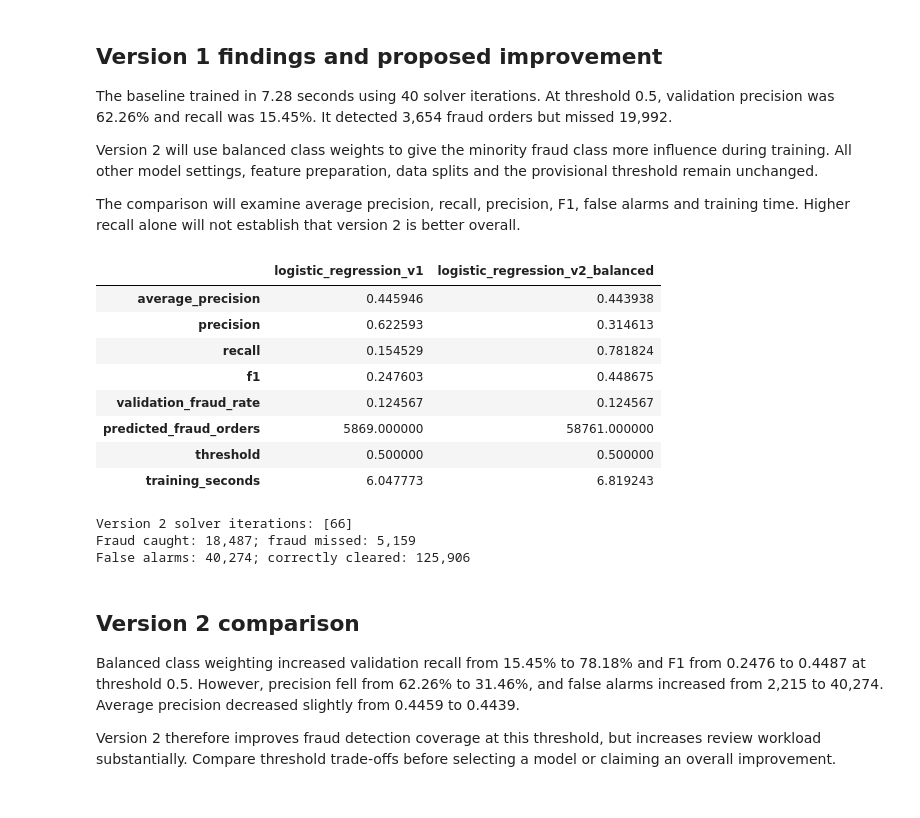
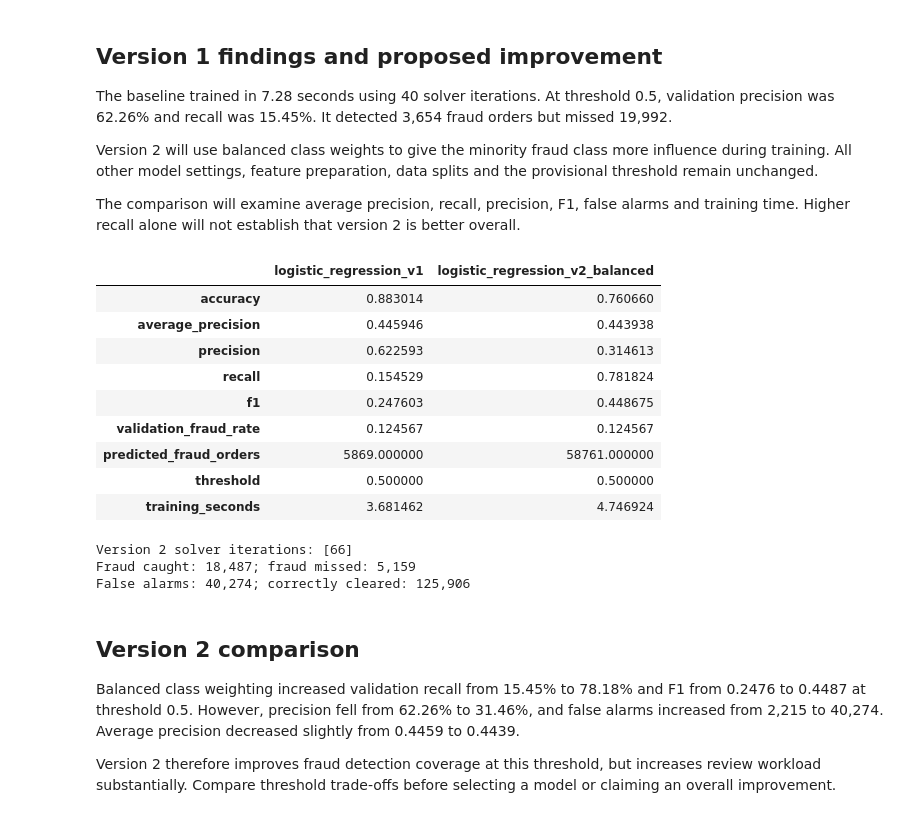
Before and after one commit to braydenhzf/AMLOP_CA1_Group2, a Jupyter notebook: notebooks/brayden_logistic_regression.ipynb, the cells around one changed output. Cells and saved outputs as stored; diff of their text form; code cells hidden in the pictures.

```diff
--- a/notebooks/brayden_logistic_regression.ipynb
+++ b/notebooks/brayden_logistic_regression.ipynb
@@ -258,6 +258,7 @@ Solver iterations: [40]
 import matplotlib.pyplot as plt
 
 from sklearn.metrics import (
+    accuracy_score,
     average_precision_score,
     precision_score,
     recall_score,
@@ -280,6 +281,7 @@ validation_predictions = (
 y_validation = y.loc[validation_index]
 
 validation_results = pd.Series({
+    "accuracy": accuracy_score(y_validation, validation_predictions),
     "average_precision": average_precision_score(
         y_validation, validation_probabilities
     ),
@@ -358,35 +361,37 @@ weighted_predictions = (
 ).astype(int)
 
 weighted_results = pd.Series({
+    "accuracy": accuracy_score(y_validation, weighted_predictions),
     "average_precision": average_precision_score(
         y_validation, weighted_probabilities
     ),
     "precision": precision_score(
         y_validation, weighted_predictions, zero_division=0
     ),
     "recall": recall_score(
         y_validation, weighted_predictions, zero_division=0
     ),
     "f1": f1_score(
         y_validation, weighted_predictions, zero_division=0
     ),
     "validation_fraud_rate": y_validation.mean(),
     "predicted_fraud_orders": int(weighted_predictions.sum()),
     "threshold": threshold,
     "training_seconds": weighted_training_seconds,
 }, name="logistic_regression_v2_balanced")
 
 display(pd.concat([validation_results, weighted_results], axis=1))
 
 tn, fp, fn, tp = confusion_matrix(
     y_validation, weighted_predictions, labels=[0, 1]
 ).ravel()
 
 print("Version 2 solver iterations:", weighted_classifier.n_iter_)
 print(f"Fraud caught: {tp:,}; fraud missed: {fn:,}")
 print(f"False alarms: {fp:,}; correctly cleared: {tn:,}")
 # %% [output]
 |  | logistic_regression_v1 | logistic_regression_v2_balanced |
+| accuracy | 0.883014 | 0.760660 |
 | average_precision | 0.445946 | 0.443938 |
 | precision | 0.622593 | 0.314613 |
 | recall | 0.154529 | 0.781824 |
@@ -394,7 +399,7 @@ print(f"False alarms: {fp:,}; correctly cleared: {tn:,}")
 | validation_fraud_rate | 0.124567 | 0.124567 |
 | predicted_fraud_orders | 5869.000000 | 58761.000000 |
 | threshold | 0.500000 | 0.500000 |
-| training_seconds | 6.047773 | 6.819243 |
+| training_seconds | 3.681462 | 4.746924 |
 Version 2 solver iterations: [66]
 Fraud caught: 18,487; fraud missed: 5,159
 False alarms: 40,274; correctly cleared: 125,906
```
Also changed, not shown: parts of 2 cells of this notebook, 2 other files.
